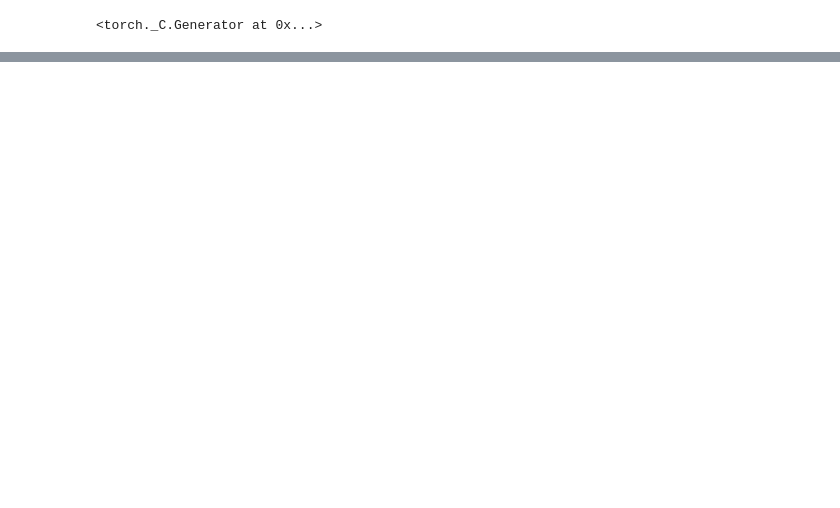
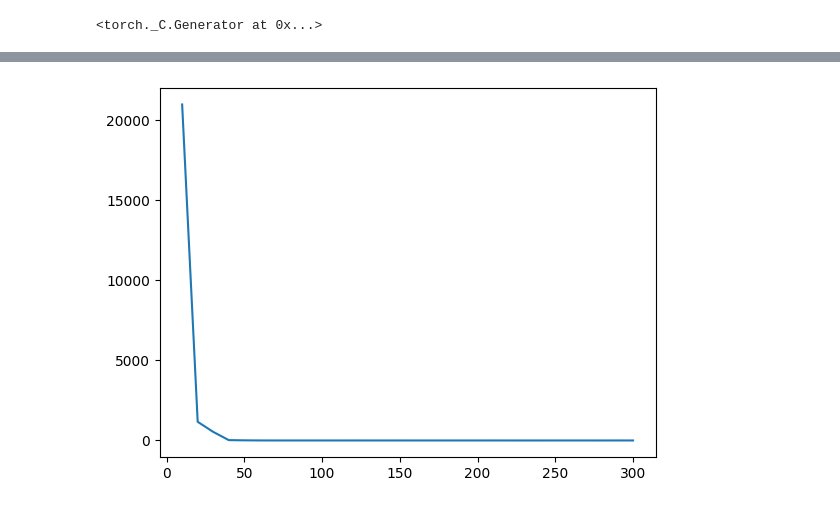
Before and after one commit to dmitryglhf/fedcore_lossreg, a Jupyter notebook: LaiLossRegularization.ipynb, the cells around one changed output, grey strips where cells are left out. Drawn from its saved outputs; the diff is of its cells as text; code cells hidden in the pictures; blank space fills up the shorter version.

```diff
--- a/LaiLossRegularization.ipynb
+++ b/LaiLossRegularization.ipynb
@@ -56,7 +61,17 @@ Plotting the loss curve:
 # %%
 # Ridge model with LaiLoss
-%time
-loss_func = LaiLoss()
-ridge_model = L2RegressionLai(input_size=X_train.shape[1], output_size=1, loss_func=loss_func)
-ridge_model.fit(num_epochs=1000, train_dl=train_dl, plot_loss=True)
-y_pred = ridge_model.predict(X_test)
+ridge_model_lai = L2Regression(
+    input_size=X_train.shape[1],
+    output_size=1,
+    loss_func=LaiLoss,
+    loss_kwargs={'alpha': 1}
+)
+ridge_model_lai.fit(
+    num_epochs=300,
+    train_dl=train_dl,
+    plot_loss=True,
+    verbosity=10,
+    loss_step=10
+)
+y_pred_lai = ridge_model_lai.predict(X_test)
+# %% [output]
@@ -63 +95,2 @@ y_pred = ridge_model.predict(X_test)
+[figure, added]
 # %%
```
Also changed, not shown: parts of 4 cells of this notebook, 5 other files.
